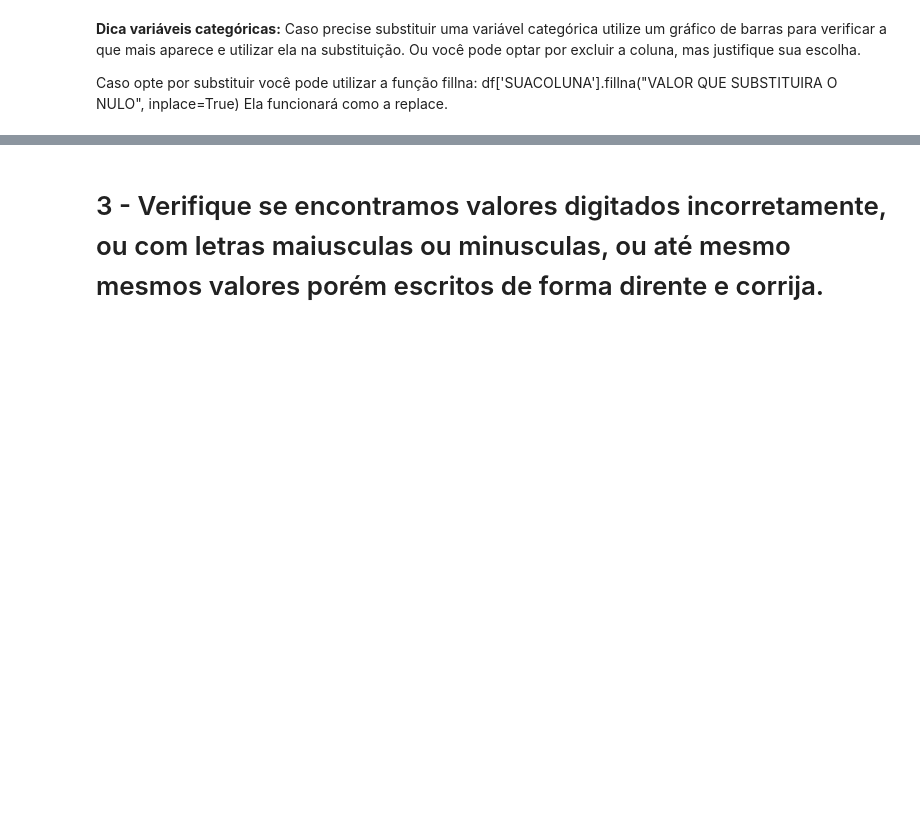
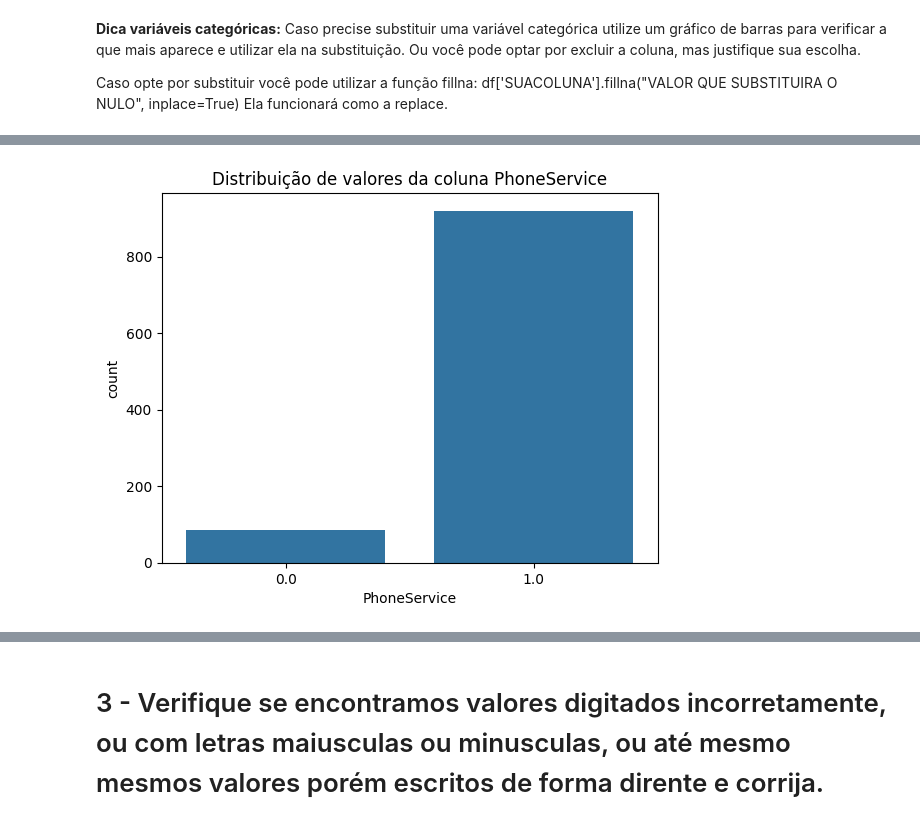
Before and after one commit to Rafarosa/ciencia_de_dados_v2, a Jupyter notebook: 05 - Pré-Modelagem/01 - Pré Processamento dos Dados - A primeira etapa Pré Modelagem/Pratica/Profissao Cientista de Dados M14 Pratique.ipynb, the cells around one changed output, grey strips where cells are left out. Saved outputs shown, nothing was run; the diff lists cells and outputs as text; code cells hidden in the pictures; blank space fills up the shorter version.

```diff
--- a/05 - Pré-Modelagem/01 - Pré Processamento dos Dados - A primeira etapa Pré Modelagem/Pratica/Profissao Cientista de Dados M14 Pratique.ipynb
+++ b/05 - Pré-Modelagem/01 - Pré Processamento dos Dados - A primeira etapa Pré Modelagem/Pratica/Profissao Cientista de Dados M14 Pratique.ipynb
@@ -196,0 +196,10 @@ Avaliando as boas praticas em função da quantidade de dados da amostra que tem
+# %%
+#seu código aqui
+# Excluindo linhas com registro nulo da coluna 'Genero'
+df.dropna(subset=['Genero'], inplace=True)
+
+# Excluindo linhas com registro nulo da coluna 'Churn'
+df.dropna(subset=['Churn'], inplace=True)
+
+# verificando dados nulos novamente
+print(f'Percentual de dados nulos: \n{(df.isnull().sum()/len(df))*100}\n')
@@ -209,0 +241,7 @@ Ela funcionará como a replace.
+# %%
+# grafico de barras para validar a quantidade de valores nulos e com valores da coluna 'PhoneService'
+sns.countplot(x='PhoneService', data=df)
+plt.title('Distribuição de valores da coluna PhoneService')
+plt.show()
+# %% [output]
+[figure, added]
```
Also changed, not shown: parts of 15 cells of this notebook.
